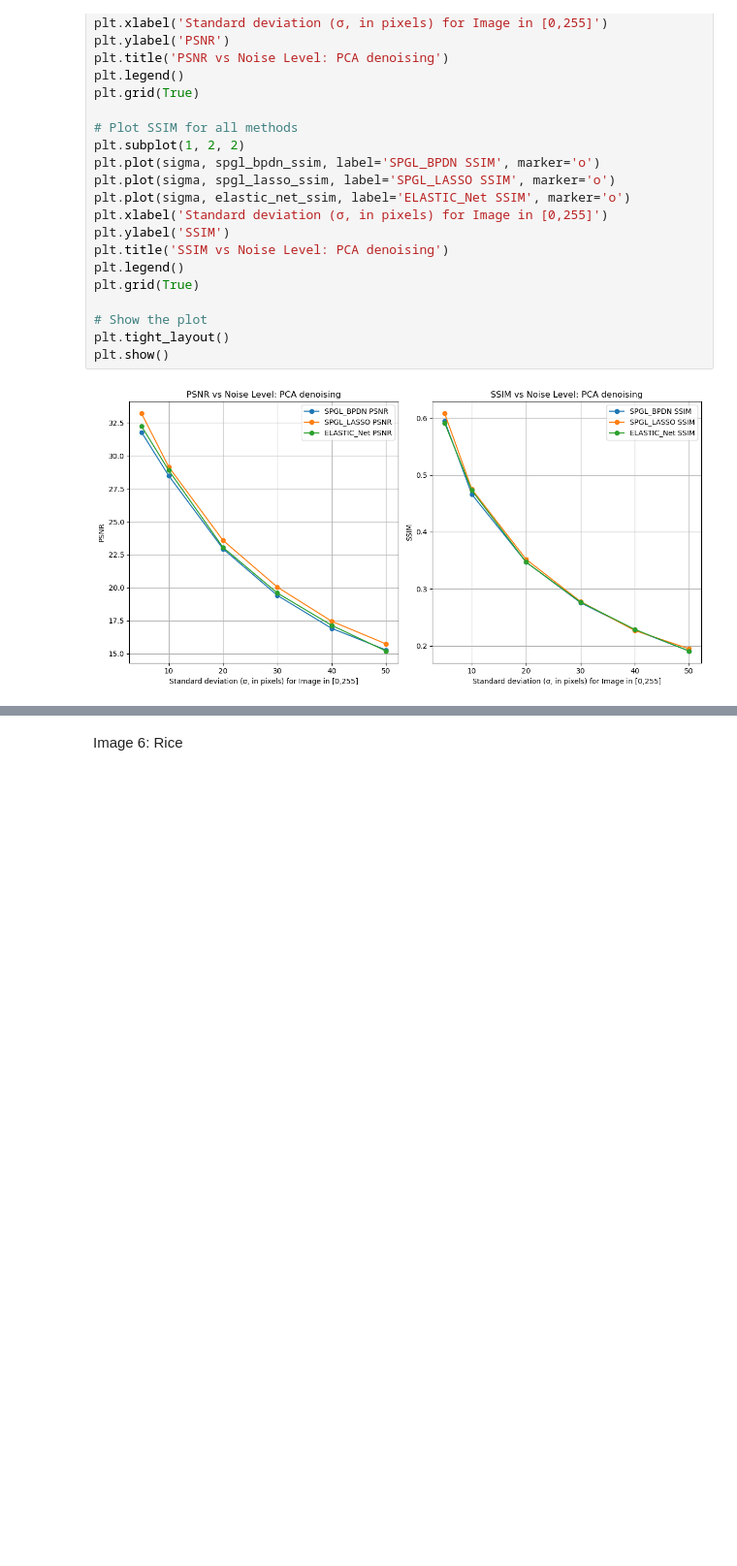
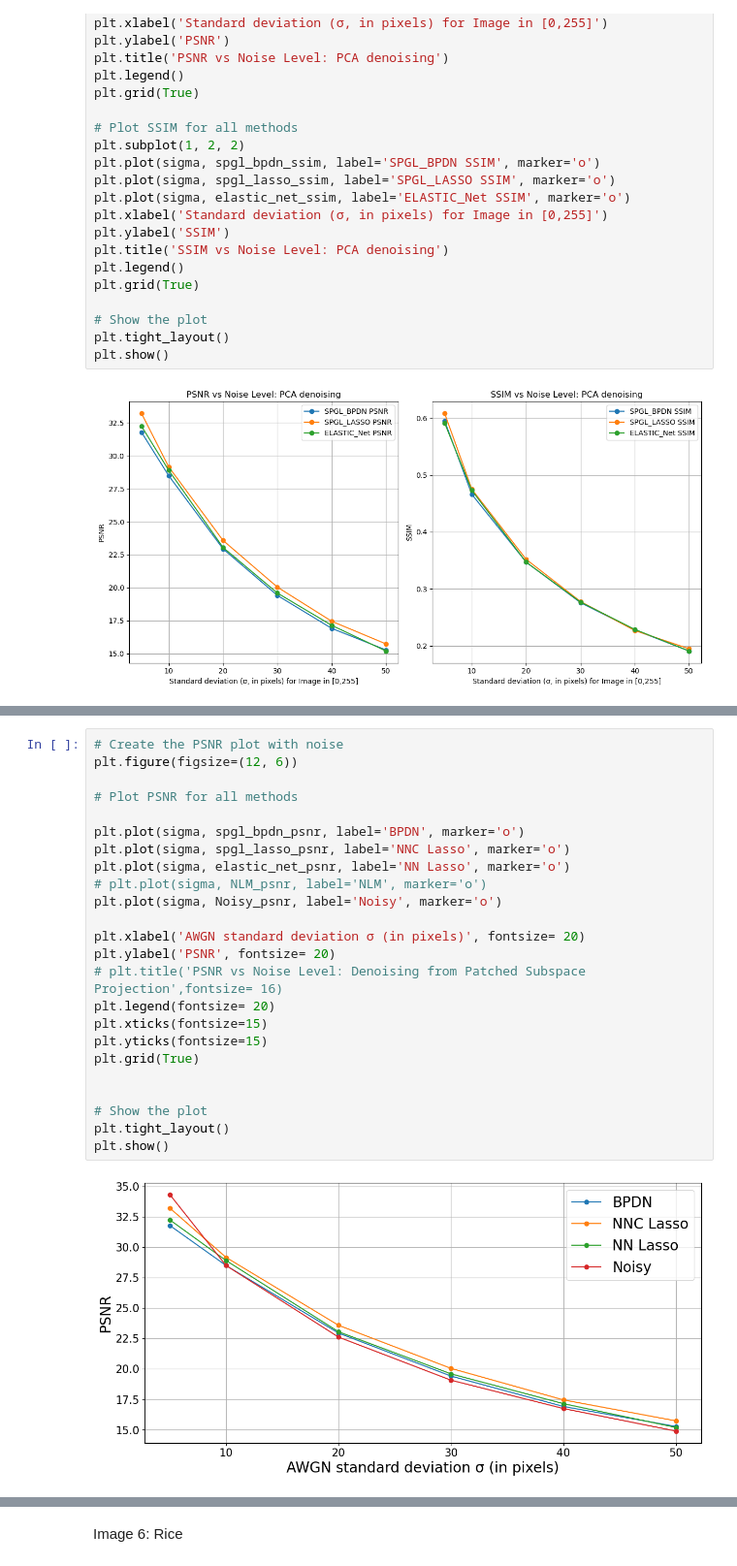
Before and after one commit to Tharindu-Nirmal/Image_Denoising, a Jupyter notebook: plots.ipynb, the cells around one changed output, grey strips where cells are left out. Shown at 97% size. Saved outputs shown, nothing was run; the diff lists cells and outputs as text; blank space fills up the shorter version.

```diff
--- a/plots.ipynb
+++ b/plots.ipynb
@@ -101,0 +131,26 @@ plt.show()
+# %%
+# Create the PSNR plot with noise
+plt.figure(figsize=(12, 6))
+
+# Plot PSNR for all methods
+
+plt.plot(sigma, spgl_bpdn_psnr, label='BPDN', marker='o')
+plt.plot(sigma, spgl_lasso_psnr, label='NNC Lasso', marker='o')
+plt.plot(sigma, elastic_net_psnr, label='NN Lasso', marker='o')
+# plt.plot(sigma, NLM_psnr, label='NLM', marker='o')
+plt.plot(sigma, Noisy_psnr, label='Noisy', marker='o')
+
+plt.xlabel('AWGN standard deviation σ (in pixels)', fontsize= 20)
+plt.ylabel('PSNR', fontsize= 20)
+# plt.title('PSNR vs Noise Level: Denoising from Patched Subspace Projection',fontsize= 16)
+plt.legend(fontsize= 20)
+plt.xticks(fontsize=15)
+plt.yticks(fontsize=15)
+plt.grid(True)
+
+
+# Show the plot
+plt.tight_layout()
+plt.show()
+# %% [output]
+[figure, added]
```
Also changed, not shown: parts of 11 cells of this notebook, 5 other files.
